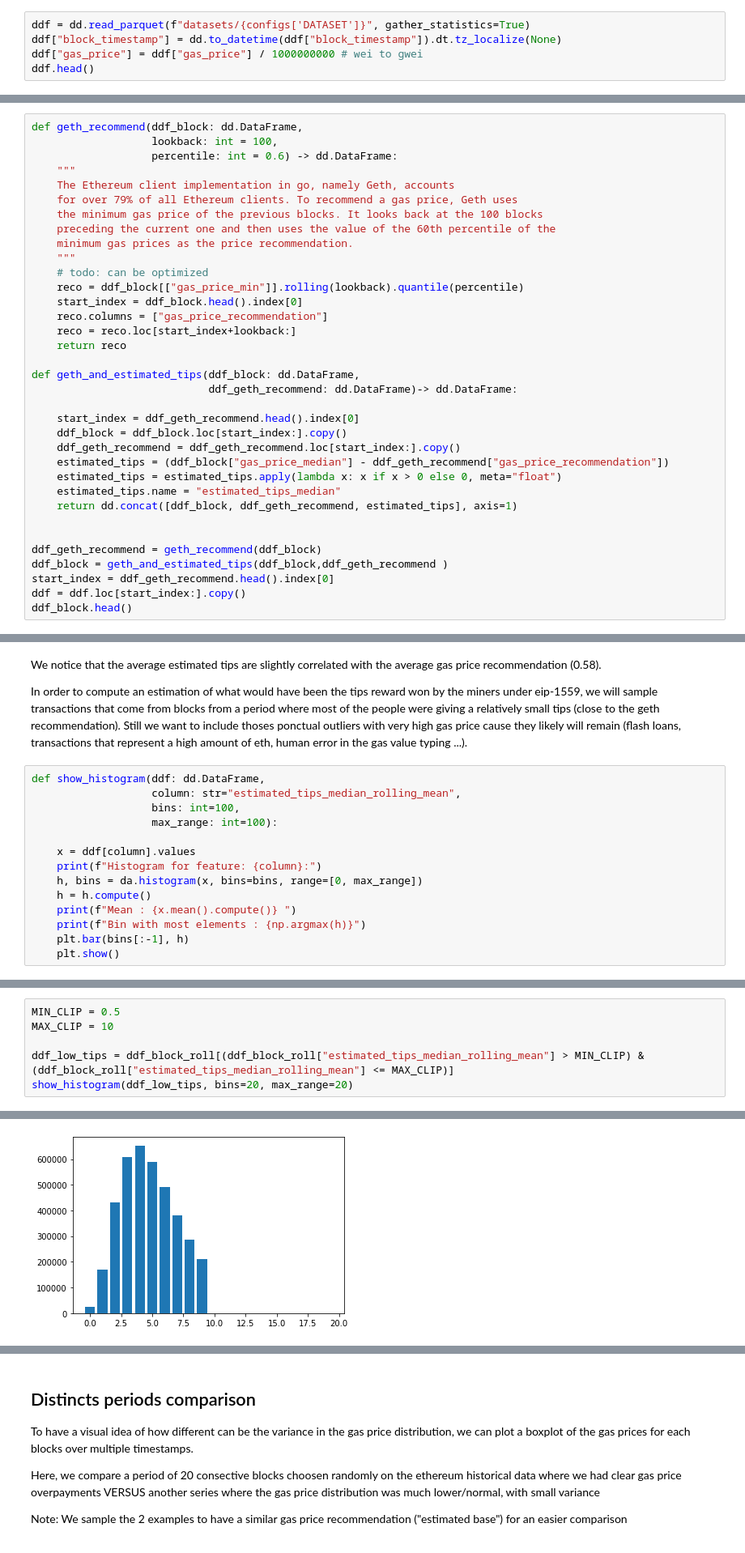
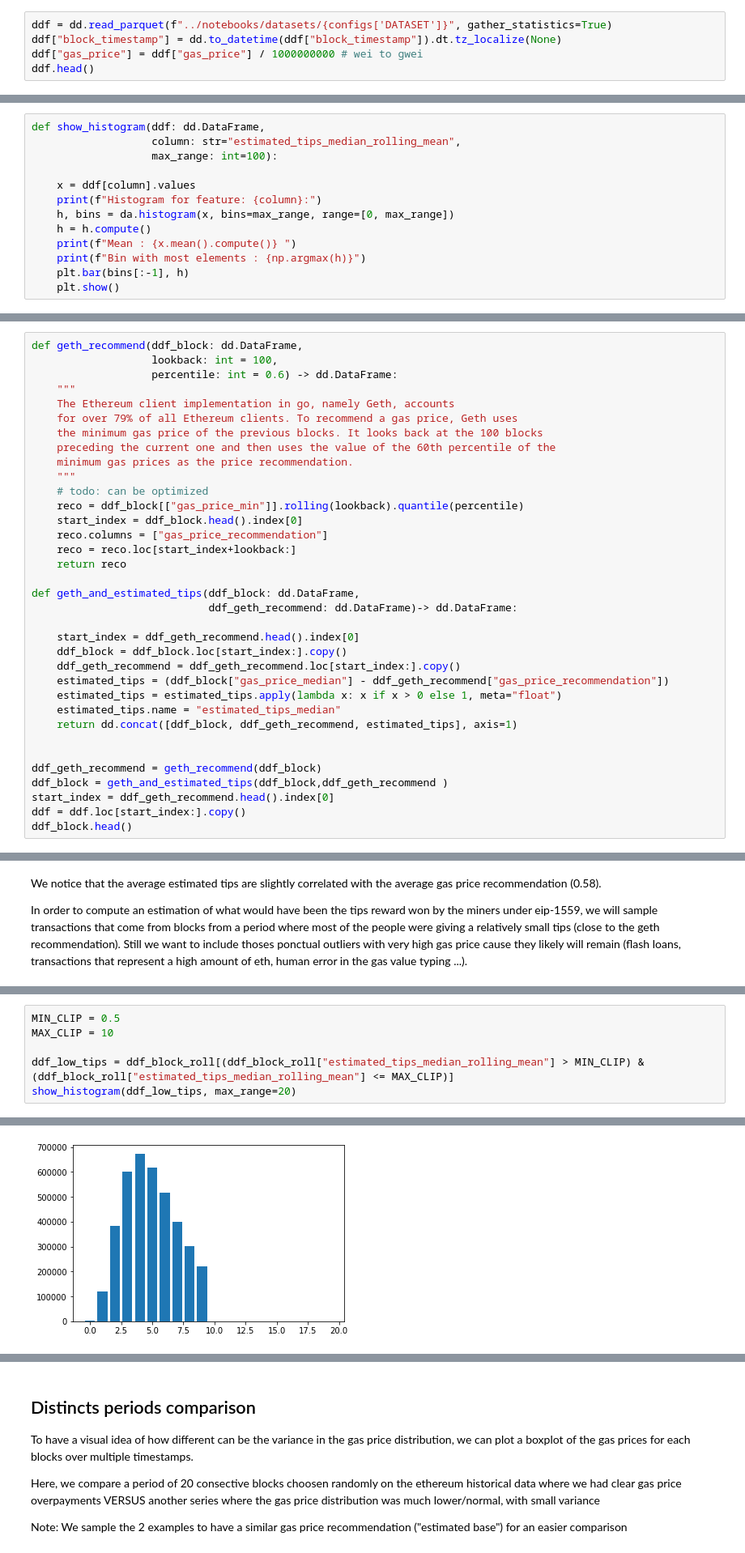
Before and after one commit to louisoutin/eip1559_analysis, a Jupyter notebook: notebooks/1_gas_analysis.ipynb, the cells around one changed output, grey strips where cells are left out. Shown: that part at 81% size. Saved outputs shown, nothing was run; the diff lists cells and outputs as text.

```diff
--- a/notebooks/1_gas_analysis.ipynb
+++ b/notebooks/1_gas_analysis.ipynb
@@ -72,7 +73,7 @@ client
 # %% [markdown]
 ## Loading Data
 # %%
-ddf = dd.read_parquet(f"datasets/{configs['DATASET']}", gather_statistics=True)
+ddf = dd.read_parquet(f"../notebooks/datasets/{configs['DATASET']}", gather_statistics=True)
 ddf["block_timestamp"] = dd.to_datetime(ddf["block_timestamp"]).dt.tz_localize(None)
 ddf["gas_price"] = ddf["gas_price"] / 1000000000 # wei to gwei
 ddf.head()
@@ -90,6 +91,19 @@ ddf.head()
 print("Total number of transactions: ", len(ddf))
 # %% [output]
 Total number of transactions:  660668362
+# %%
+def show_histogram(ddf: dd.DataFrame,
+                   column: str="estimated_tips_median_rolling_mean",
+                   max_range: int=100):
+
+    x = ddf[column].values
+    print(f"Histogram for feature: {column}:")
+    h, bins = da.histogram(x, bins=max_range, range=[0, max_range])
+    h = h.compute()
+    print(f"Mean : {x.mean().compute()} ")
+    print(f"Bin with most elements : {np.argmax(h)}")
+    plt.bar(bins[:-1], h)
+    plt.show()
 # %%
 print("Gas price distribution: ")
 print()
@@ -182,7 +196,7 @@ def geth_and_estimated_tips(ddf_block: dd.DataFrame,
     ddf_block = ddf_block.loc[start_index:].copy()
     ddf_geth_recommend = ddf_geth_recommend.loc[start_index:].copy()
     estimated_tips = (ddf_block["gas_price_median"] - ddf_geth_recommend["gas_price_recommendation"])
-    estimated_tips = estimated_tips.apply(lambda x: x if x > 0 else 0, meta="float")
+    estimated_tips = estimated_tips.apply(lambda x: x if x > 0 else 1, meta="float")
     estimated_tips.name = "estimated_tips_median"
     return dd.concat([ddf_block, ddf_geth_recommend, estimated_tips], axis=1)
 
@@ -229,20 +243,6 @@ plot = sns.heatmap(ddf_block_roll.corr().compute(), vmin=-1, vmax=1, annot=True)
 We notice that the average estimated tips are slightly correlated with the average gas price recommendation (0.58).
 
 In order to compute an estimation of what would have been the tips reward won by the miners under eip-1559, we will sample transactions that come from blocks from a period where most of the people were giving a relatively small tips (close to the geth recommendation). Still we want to include thoses ponctual outliers with very high gas price cause they likely will remain (flash loans, transactions that represent a high amount of eth, human error in the gas value typing ...).
-# %%
-def show_histogram(ddf: dd.DataFrame,
-                   column: str="estimated_tips_median_rolling_mean",
-                   bins: int=100,
-                   max_range: int=100):
-
-    x = ddf[column].values
-    print(f"Histogram for feature: {column}:")
-    h, bins = da.histogram(x, bins=bins, range=[0, max_range])
-    h = h.compute()
-    print(f"Mean : {x.mean().compute()} ")
-    print(f"Bin with most elements : {np.argmax(h)}")
-    plt.bar(bins[:-1], h)
-    plt.show()
 # %%
 show_histogram(ddf_block_roll)
 # %% [output]
@@ -304,6 +307,6 @@ MIN_CLIP = 0.5
 MAX_CLIP = 10
 
 ddf_low_tips = ddf_block_roll[(ddf_block_roll["estimated_tips_median_rolling_mean"] > MIN_CLIP) & (ddf_block_roll["estimated_tips_median_rolling_mean"] <= MAX_CLIP)]
-show_histogram(ddf_low_tips, bins=20, max_range=20)
+show_histogram(ddf_low_tips, max_range=20)
 # %% [output]
 Histogram for feature: estimated_tips_median_rolling_mean:
@@ -311,3 +314,3 @@ Mean : 5.242975250049051
 Bin with most elements : 4
-[figure, old version]
+[figure, new version]
 # %% [markdown]
```
Also changed, not shown: parts of 27 cells of this notebook.
